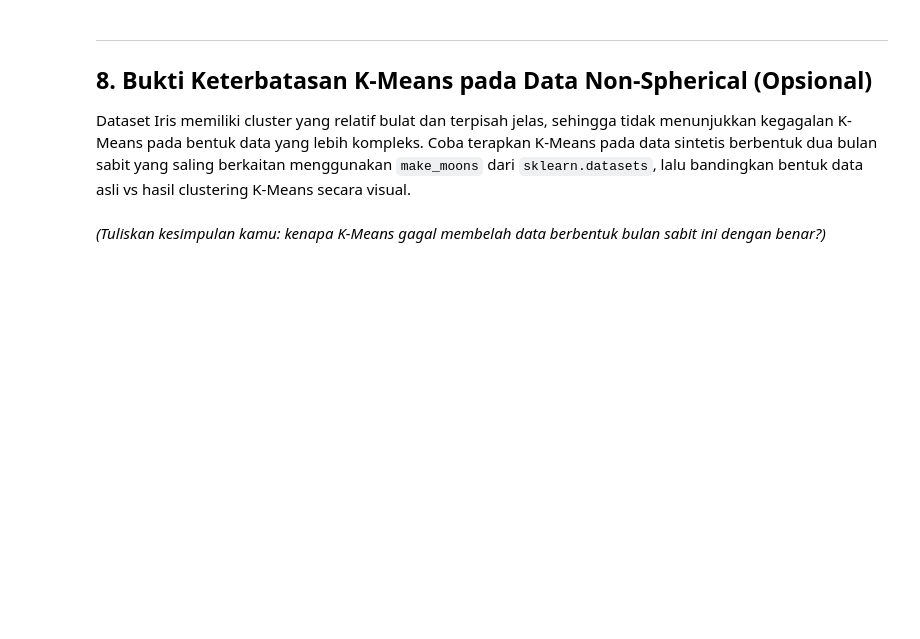
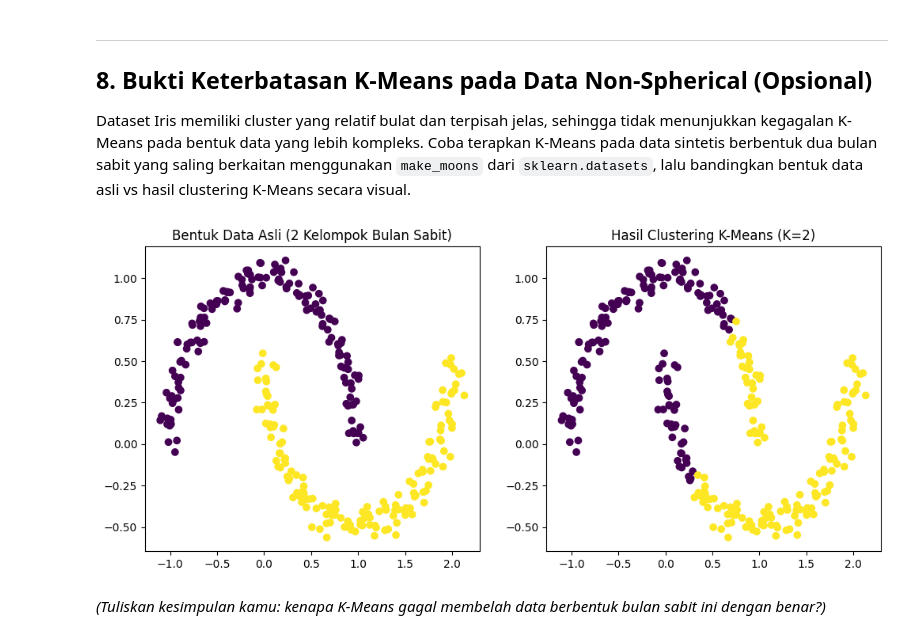
Before and after one commit to Renobelajar/prak-datascience-5, a Jupyter notebook: templatemodul4.ipynb, the cells around one changed output. Cells and saved outputs as stored; diff of their text form; code cells hidden in the pictures; blank space fills up the shorter version.

```diff
--- a/templatemodul4.ipynb
+++ b/templatemodul4.ipynb
@@ -191,6 +194,24 @@ plt.show()
 ## 8. Bukti Keterbatasan K-Means pada Data Non-Spherical (Opsional)
 
 Dataset Iris memiliki cluster yang relatif bulat dan terpisah jelas, sehingga tidak menunjukkan kegagalan K-Means pada bentuk data yang lebih kompleks. Coba terapkan K-Means pada data sintetis berbentuk dua bulan sabit yang saling berkaitan menggunakan `make_moons` dari `sklearn.datasets`, lalu bandingkan bentuk data asli vs hasil clustering K-Means secara visual.
+# %%
+# Membuat dataset sintetis berbentuk dua bulan sabit (nonspherical)
+X_moons, y_moons_true = make_moons(n_samples=300, noise=0.05,
+random_state=42)
+# Terapkan K-Means dengan K=2 (sesuai jumlah bentuk yang terlihat)
+kmeans_moons = KMeans(n_clusters=2, random_state=42, n_init=10)
+labels_moons = kmeans_moons.fit_predict(X_moons)
+# Bandingkan bentuk data asli vs hasil clustering K-Means
+fig, axes = plt.subplots(1, 2, figsize=(12, 5))
+axes[0].scatter(X_moons[:,0], X_moons[:,1], c=y_moons_true,
+cmap='viridis')
+axes[0].set_title('Bentuk Data Asli (2 Kelompok Bulan Sabit)')
+axes[1].scatter(X_moons[:,0], X_moons[:,1], c=labels_moons,
+cmap='viridis')
+axes[1].set_title('Hasil Clustering K-Means (K=2)')
+plt.show()
+# %% [output]
+[figure, added]
 # %% [markdown]
 *(Tuliskan kesimpulan kamu: kenapa K-Means gagal membelah data berbentuk bulan sabit ini dengan benar?)*
 # %% [markdown]
```
Also changed, not shown: parts of 1 cell of this notebook.
